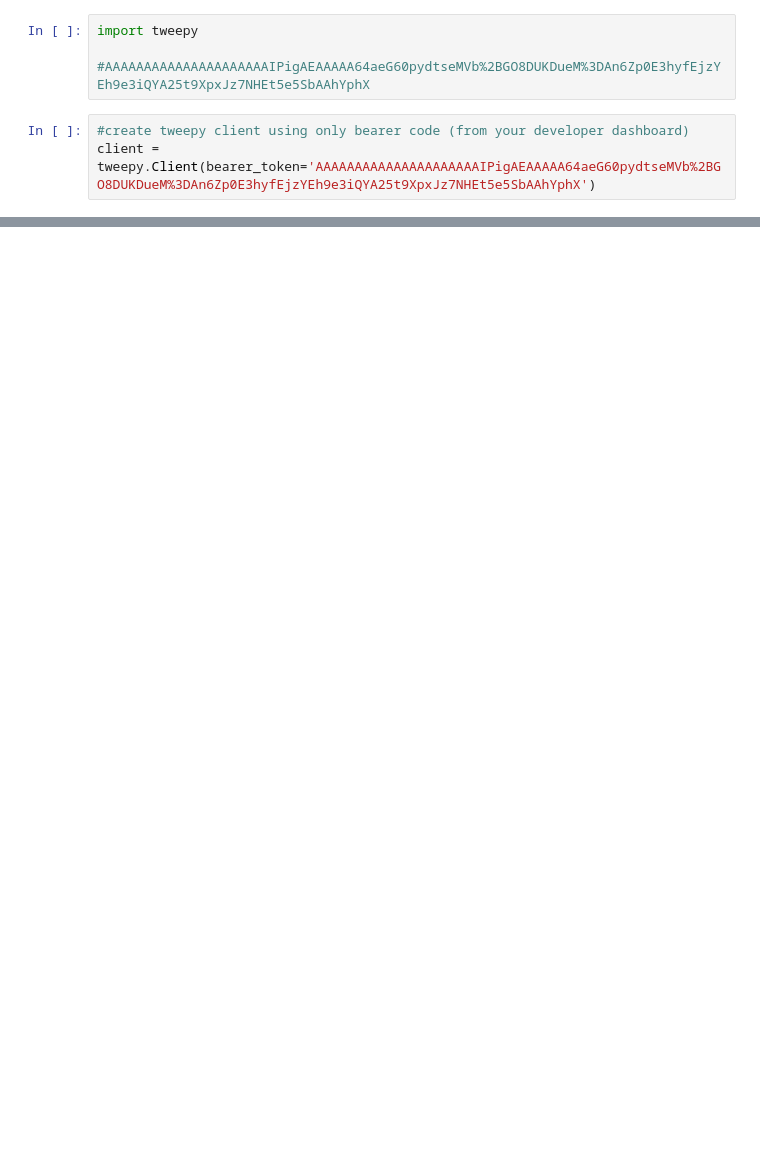
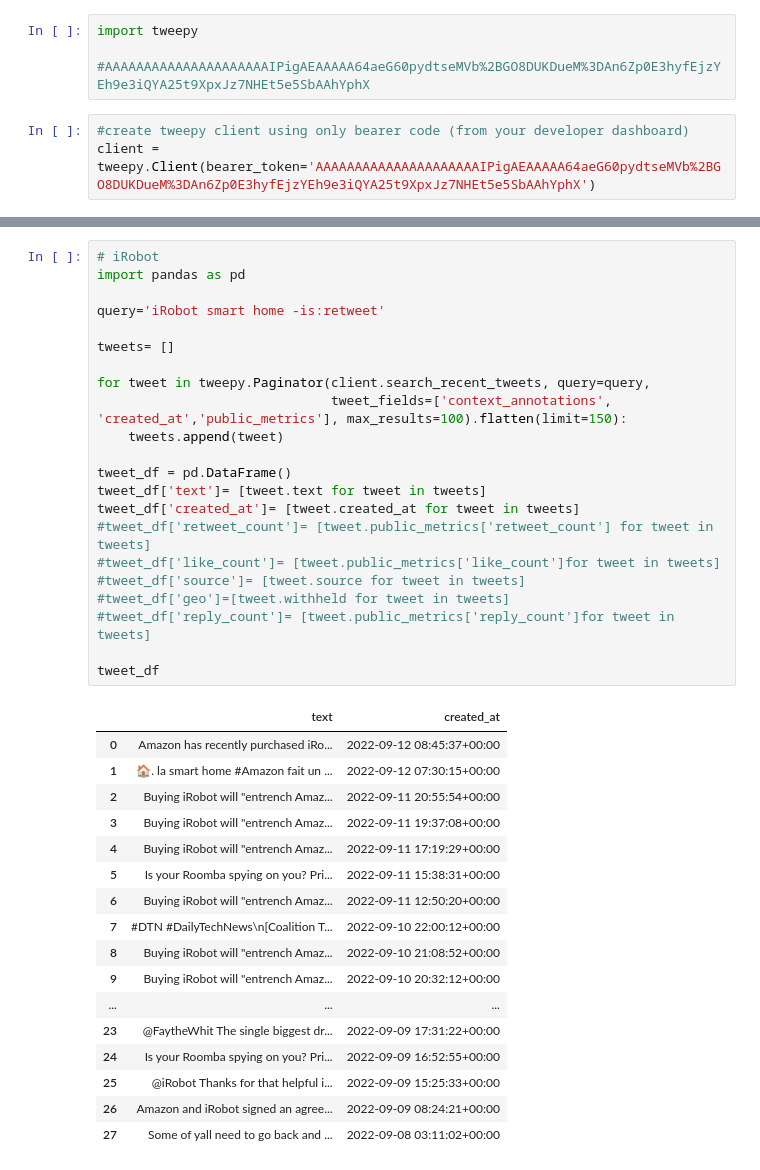
Before and after one commit to ttkaixin1998/DSP_2118948, a Jupyter notebook: code/Twitter.ipynb, the cells around one changed output, grey strips where cells are left out. Saved outputs shown, nothing was run; the diff lists cells and outputs as text; blank space fills up the shorter version.

```diff
--- a/code/Twitter.ipynb
+++ b/code/Twitter.ipynb
@@ -283,3 +255,43 @@ tweet_df
+# %%
+# iRobot
+import pandas as pd
+
+query='iRobot smart home -is:retweet'
+
+tweets= []
+
+for tweet in tweepy.Paginator(client.search_recent_tweets, query=query,
+                              tweet_fields=['context_annotations', 'created_at','public_metrics'], max_results=100).flatten(limit=150):
+    tweets.append(tweet)
+
+tweet_df = pd.DataFrame()
+tweet_df['text']= [tweet.text for tweet in tweets]
+tweet_df['created_at']= [tweet.created_at for tweet in tweets]
+#tweet_df['retweet_count']= [tweet.public_metrics['retweet_count'] for tweet in tweets]
+#tweet_df['like_count']= [tweet.public_metrics['like_count']for tweet in tweets]
+#tweet_df['source']= [tweet.source for tweet in tweets]
+#tweet_df['geo']=[tweet.withheld for tweet in tweets]
+#tweet_df['reply_count']= [tweet.public_metrics['reply_count']for tweet in tweets]
+
+tweet_df
+# %% [output]
+|  | text | created_at |
+| 0 | Amazon has recently purchased iRo... | 2022-09-12 08:45:37+00:00 |
+| 1 | 🏠. la smart home #Amazon fait un ... | 2022-09-12 07:30:15+00:00 |
+| 2 | Buying iRobot will "entrench Amaz... | 2022-09-11 20:55:54+00:00 |
+| 3 | Buying iRobot will "entrench Amaz... | 2022-09-11 19:37:08+00:00 |
+| 4 | Buying iRobot will "entrench Amaz... | 2022-09-11 17:19:29+00:00 |
+| 5 | Is your Roomba spying on you? Pri... | 2022-09-11 15:38:31+00:00 |
+| 6 | Buying iRobot will "entrench Amaz... | 2022-09-11 12:50:20+00:00 |
+| 7 | #DTN #DailyTechNews\n[Coalition T... | 2022-09-10 22:00:12+00:00 |
+| 8 | Buying iRobot will "entrench Amaz... | 2022-09-10 21:08:52+00:00 |
+| 9 | Buying iRobot will "entrench Amaz... | 2022-09-10 20:32:12+00:00 |
+| ... | ... | ... |
+| 23 | @FaytheWhit The single biggest dr... | 2022-09-09 17:31:22+00:00 |
+| 24 | Is your Roomba spying on you? Pri... | 2022-09-09 16:52:55+00:00 |
+| 25 | @iRobot Thanks for that helpful i... | 2022-09-09 15:25:33+00:00 |
+| 26 | Amazon and iRobot signed an agree... | 2022-09-09 08:24:21+00:00 |
+| 27 | Some of yall need to go back and ... | 2022-09-08 03:11:02+00:00 |
 # %%
 i=0
 while i < len(tweet_df['text']):
```
Also changed, not shown: parts of 38 cells of this notebook.
